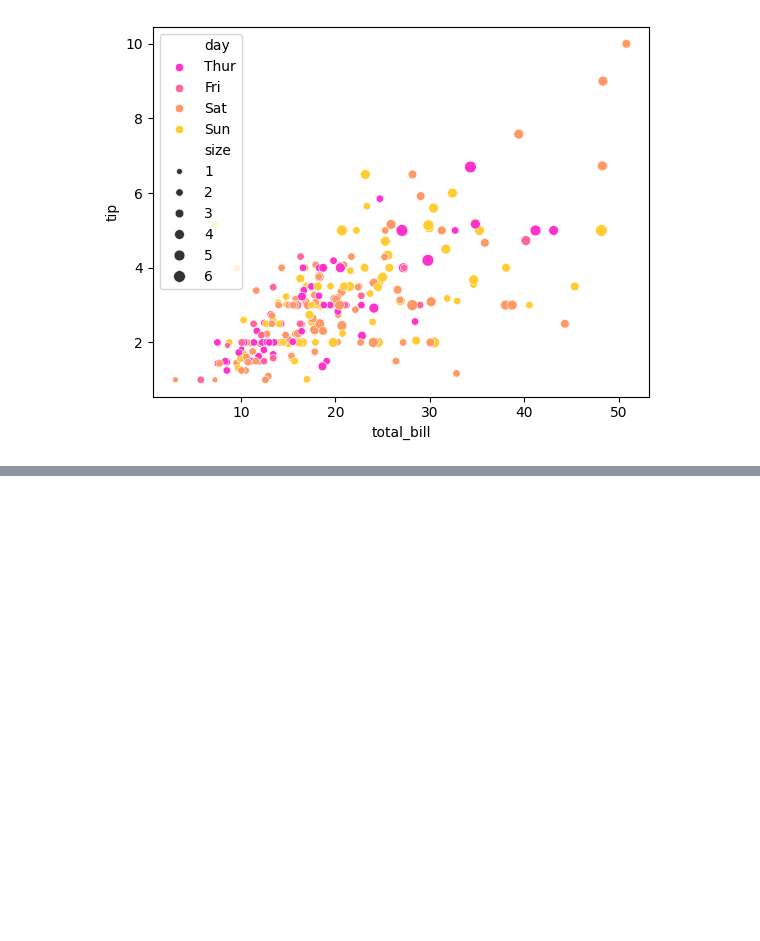
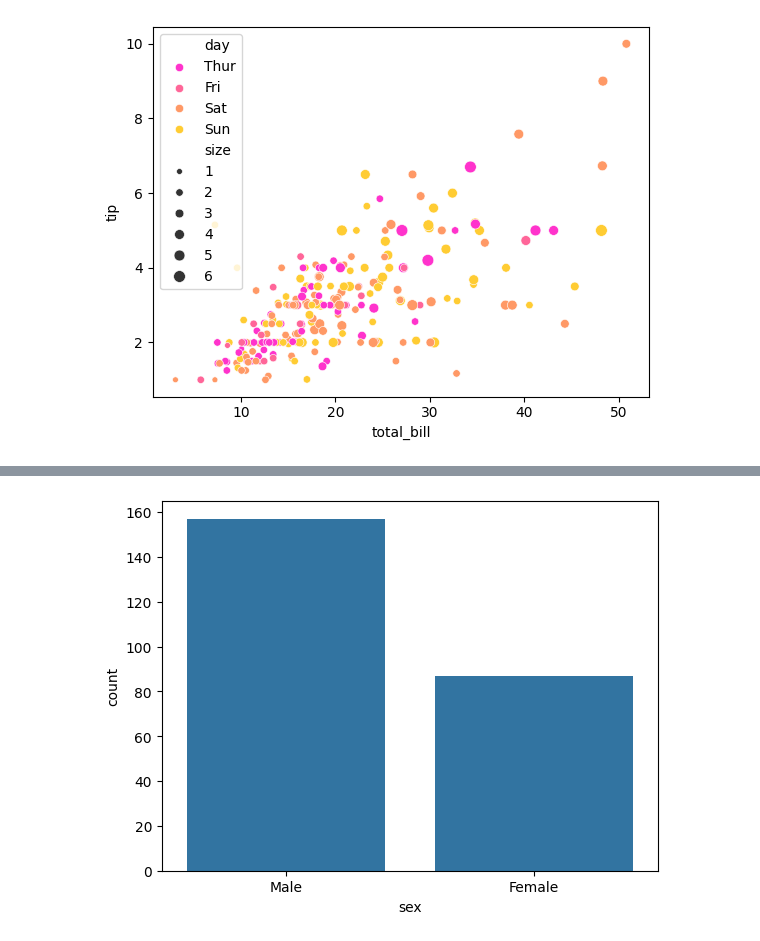
Before and after one commit to jaskiratbudhmaan-ship-it/LocalRepo, a Jupyter notebook: Seaborn.ipynb, the cells around one changed output, grey strips where cells are left out. Drawn from its saved outputs; the diff is of its cells as text; code cells hidden in the pictures; blank space fills up the shorter version.

```diff
--- a/Seaborn.ipynb
+++ b/Seaborn.ipynb
@@ -240,0 +285,3 @@ plt.show()
+# %%
+data = sns.load_dataset("tips")
+print(data)
@@ -240,0 +303,5 @@ plt.show()
+# %%
+sns.countplot(data=data,x="sex")
+plt.show()
+# %% [output]
+[figure, added]
```
Also changed, not shown: parts of 86 cells of this notebook.
